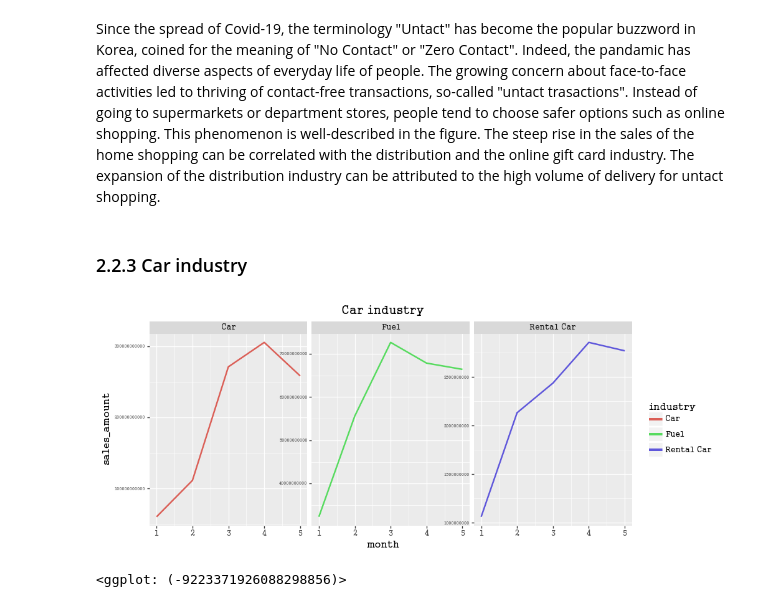
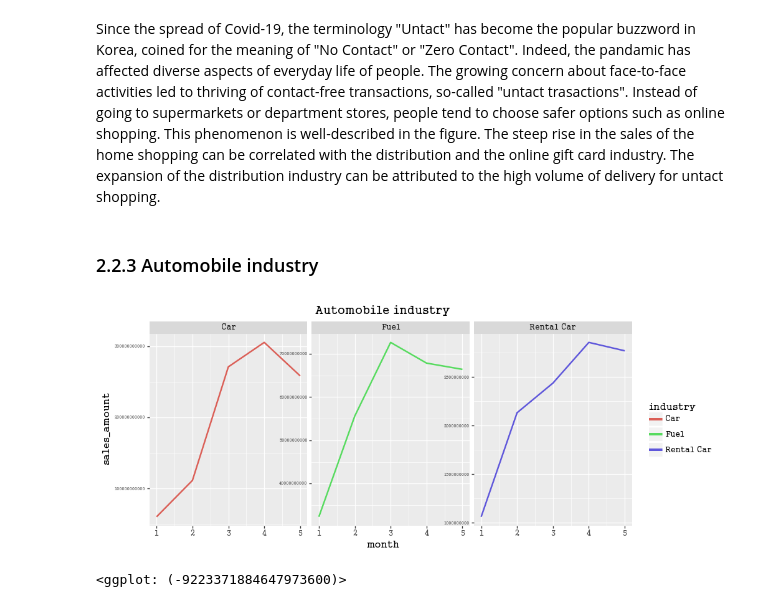
Before and after one commit to JieunKim-Econ/Covid_EDA_with_R, a Jupyter notebook: Risk-Resilience Matrix Analysis-C2.ipynb, the cells around one changed output. Saved outputs shown, nothing was run; the diff lists cells and outputs as text; code cells hidden in the pictures.

```diff
--- a/Risk-Resilience Matrix Analysis-C2.ipynb
+++ b/Risk-Resilience Matrix Analysis-C2.ipynb
@@ -340,7 +340,7 @@ data
 # Three Keywords
 home = ['Furniture','Kitchen','Interior','Life','Periodical','Broadcasting']
 untact = ['Distribution','Home shopping','Gift card(online)']
-car = ['Rental Car','Car','Fuel']
+automobile = ['Rental Car','Car','Fuel']
 # %%
 (ggplot(data=sales[sales.industry.isin(home)],mapping=aes(x='month',y= 'sales_amount',group='industry',color='industry'))
 +geom_line(size=1)
@@ -369,14 +369,14 @@ With the government's social distancing rule, the "home-related" industries such
 # %% [markdown]
 Since the spread of Covid-19, the terminology "Untact" has become the popular buzzword in Korea, coined for the meaning of "No Contact" or "Zero Contact". Indeed, the pandamic has affected diverse aspects of everyday life of people. The growing concern about face-to-face activities led to thriving of contact-free transactions, so-called "untact trasactions". Instead of going to supermarkets or department stores, people tend to choose safer options such as online shopping. This phenomenon is well-described in the figure. The steep rise in the sales of the home shopping can be correlated with the distribution and the online gift card industry. The expansion of the distribution industry can be attributed to the high volume of delivery for untact shopping.
 # %% [markdown]
-### 2.2.3 Car industry
+### 2.2.3 Automobile industry
 # %%
-(ggplot(data=sales[sales.industry.isin(car)],mapping=aes(x='month',y= 'sales_amount',group='industry',color='industry'))
+(ggplot(data=sales[sales.industry.isin(automobile)],mapping=aes(x='month',y= 'sales_amount',group='industry',color='industry'))
 +geom_line(size=1)
 +theme(text=element_text(family=font_name),axis_text_y=element_text(size=5),figure_size=(10,4))
 +facet_wrap('industry',scales='free')
-+ggtitle('Car industry')
++ggtitle('Automobile industry')
 +scale_color_hue(l=0.6))
 # %% [output]
-[figure, old version]
+[figure, new version]
-<ggplot: (-9223371926088298856)>
+<ggplot: (-9223371884647973600)>
```
Also changed, not shown: parts of 25 cells of this notebook.
